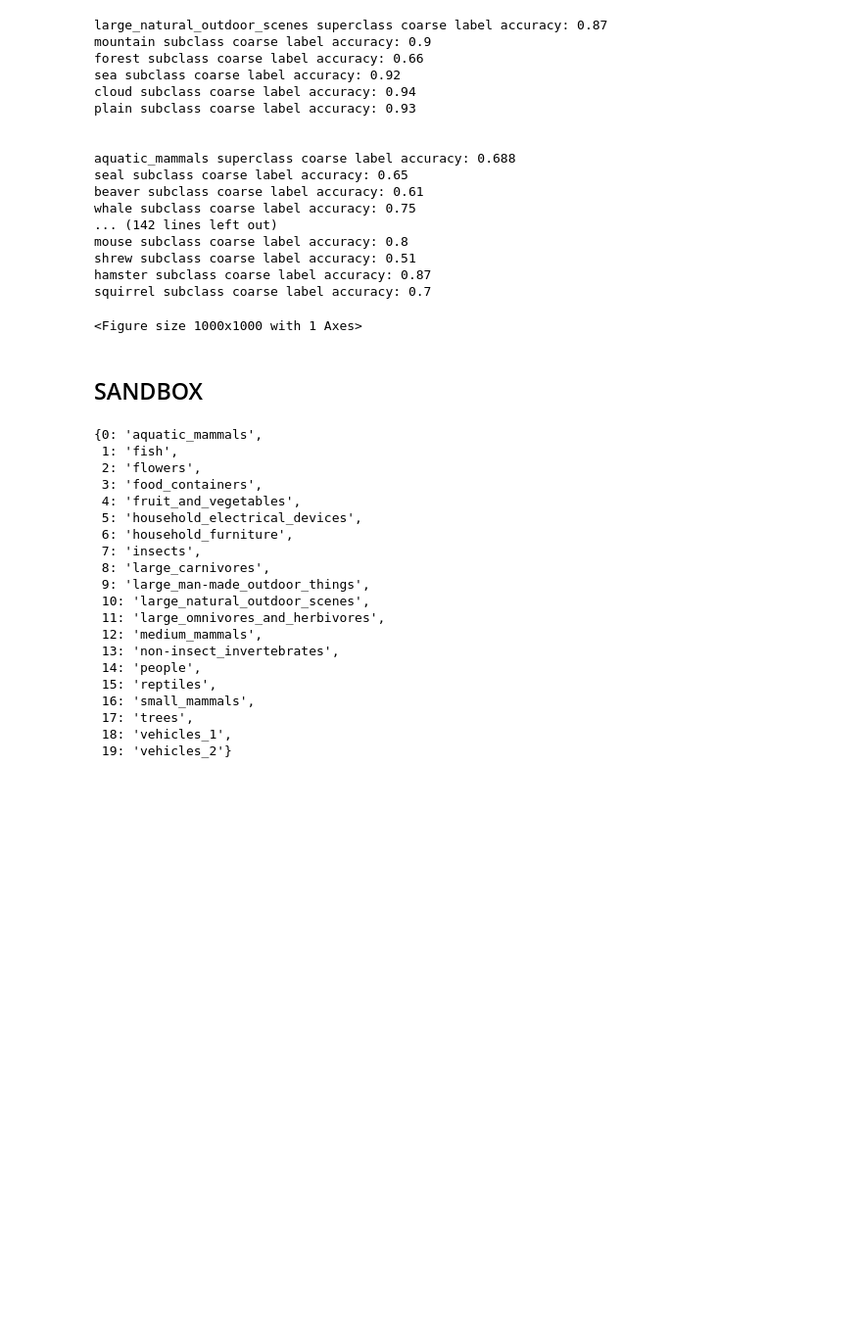
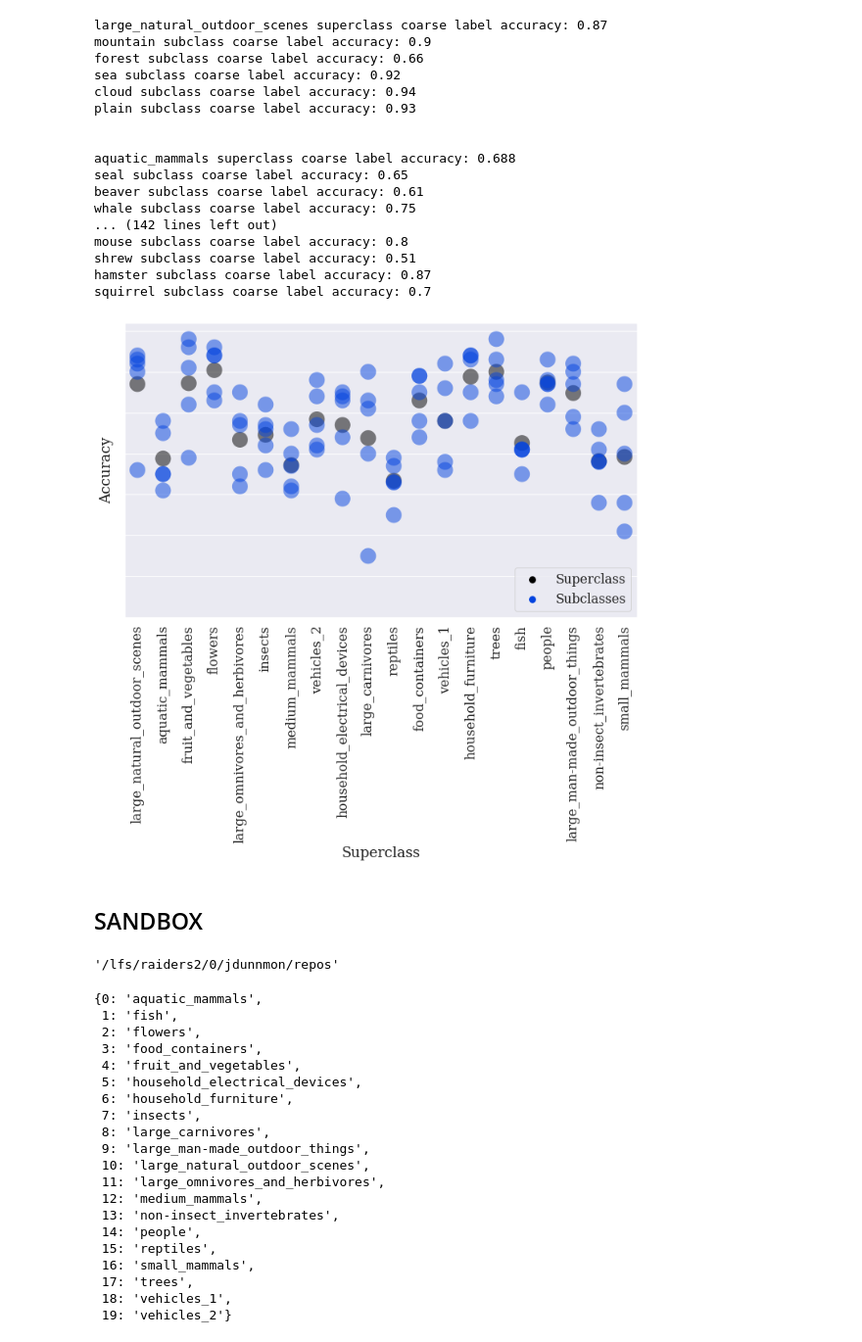
Before and after one commit to jdunnmon/pytorch-classification, a Jupyter notebook: notebooks/analyze-superclass-results-08-23.ipynb, the cells around one changed output. Shown at 98% size. Saved outputs shown, nothing was run; the diff lists cells and outputs as text; code cells hidden in the pictures; blank space fills up the shorter version.

Commit message:
updated plotting etc.

```diff
--- a/notebooks/analyze-superclass-results-08-23.ipynb
+++ b/notebooks/analyze-superclass-results-08-23.ipynb
@@ -104,8 +107,13 @@ prediction_df = pd.DataFrame(preds_dict)
 
 # Writing prediction pickle
 import pickle
-with open(f"{checkpoint_path}/predictions.pkl",'wb') as fl:
-    pickle.dump(preds_dict,fl)
+#with open(f"{checkpoint_path}/predictions.pkl",'wb') as fl:
+#    pickle.dump(preds_dict,fl)
+with open(f"{checkpoint_path}/predictions.pkl",'rb') as fl:
+    preds_dict = pickle.load(fl)
+# %%
+import pandas as pd
+prediction_df = pd.DataFrame(preds_dict)
 # %%
 # Getting coarse class accuracies
 from analysis.analysis_utils import get_coarse_accuracies
@@ -135,23 +143,40 @@ plot_df = plot_df.rename(columns={"index": "Superclass"})
 plot_df = plot_df.melt(id_vars=['Superclass'], var_name='Subset', value_name='Accuracy')
 # %%
 import seaborn as sns
-import matplotlib.pyplot as plt
+sns.set(font_scale=1.2)
+sns.set_style("whitegrid")
+sns.set_style({'font.family':'serif'})
+import matplotlib.font_manager as font_manager
+
+font = font_manager.FontProperties(family='Dejavu Serif',
+                                   style='normal', size=16)
+plt.rcParams.update({'font.family': 'serif'})
+
 palette = [sns.xkcd_rgb["black"]] + 5*[sns.xkcd_rgb["blue"]]
 sns.set(font_scale=1.5)
 f = plt.figure(figsize=(10,10))
 ax = sns.stripplot(x="Superclass", y="Accuracy", hue="Subset", data=plot_df, jitter=False, s=20, palette=palette, alpha=0.5)
-ax.set_xticklabels(ax.get_xticklabels(),rotation=90)
+ax.set_xticklabels(ax.get_xticklabels(),rotation=90,fontdict={'family':'Dejavu Serif'})
+ax.set_yticklabels(ax.get_yticklabels(),fontdict={'family':'Dejavu Serif'})
+ax.set_xlabel(ax.get_xlabel(),fontdict={'family':'Dejavu Serif'})
+ax.set_ylabel(ax.get_ylabel(),fontdict={'family':'Dejavu Serif'})
 h,l = ax.get_legend_handles_labels()
+l[1] = 'Subclasses'
+l[0] = 'Superclass'
 ax.legend_.remove()
-ax.legend(h,l, ncol=2, loc='lower right')
+ax.legend(h[0:2],l[0:2], ncol=1, loc='lower right',prop=font)
 ax.set_ylim([0.3,1.02])
 plt.tight_layout()
-plt.savefig(f'{checkpoint_path}/Superclass-Subclass-CIFAR-100-Correct-Val.png',format='png')
+plt.savefig(f'{checkpoint_path}/Superclass-Subclass-CIFAR-100-Correct-Val-v3.png',format='png')
 plt.show()
 # %% [output]
-<Figure size 1000x1000 with 1 Axes>
+[figure, added]
 # %% [markdown]
 ## SANDBOX
+# %%
+os.getcwd()
+# %% [output]
+'/lfs/raiders2/0/jdunnmon/repos'
 # %%
 # Code for getting class-ti-ind map
 ind_to_class['super']
```
Also changed, not shown: parts of 3 cells of this notebook.
